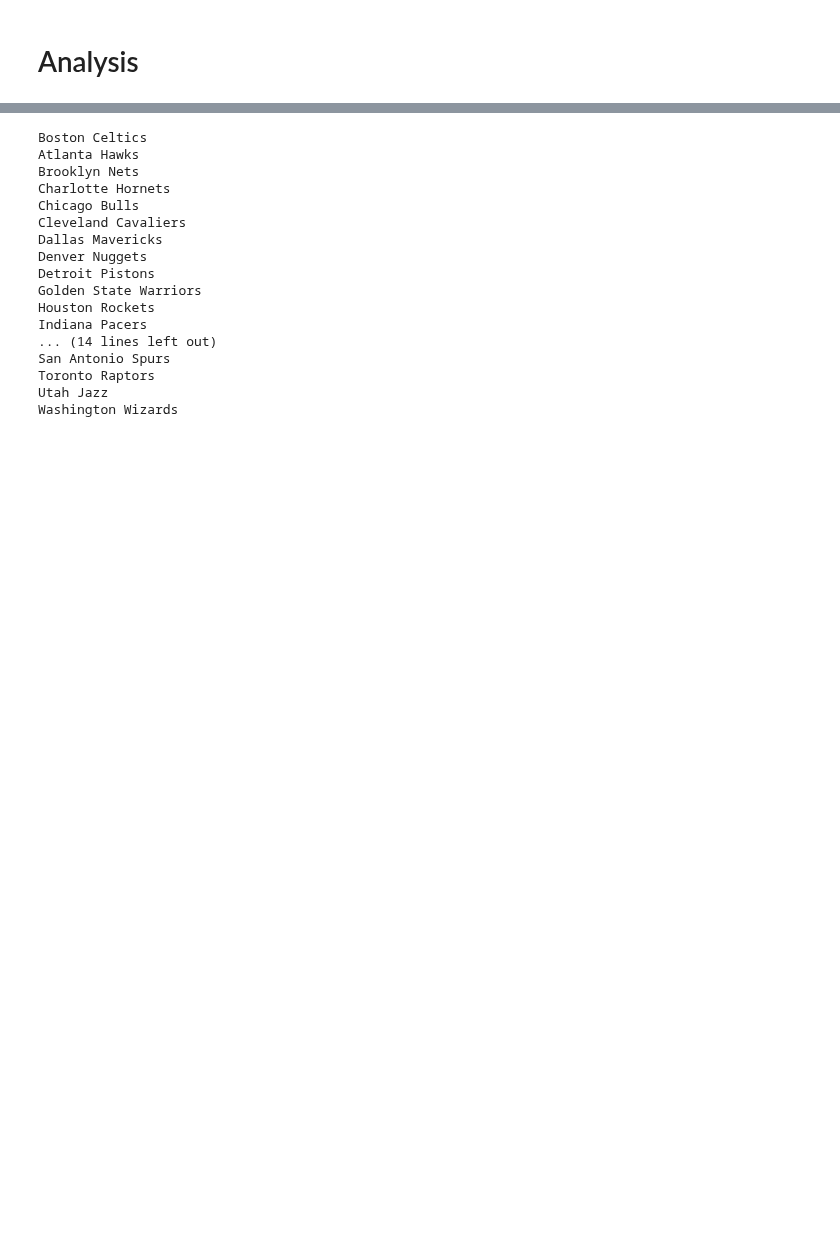
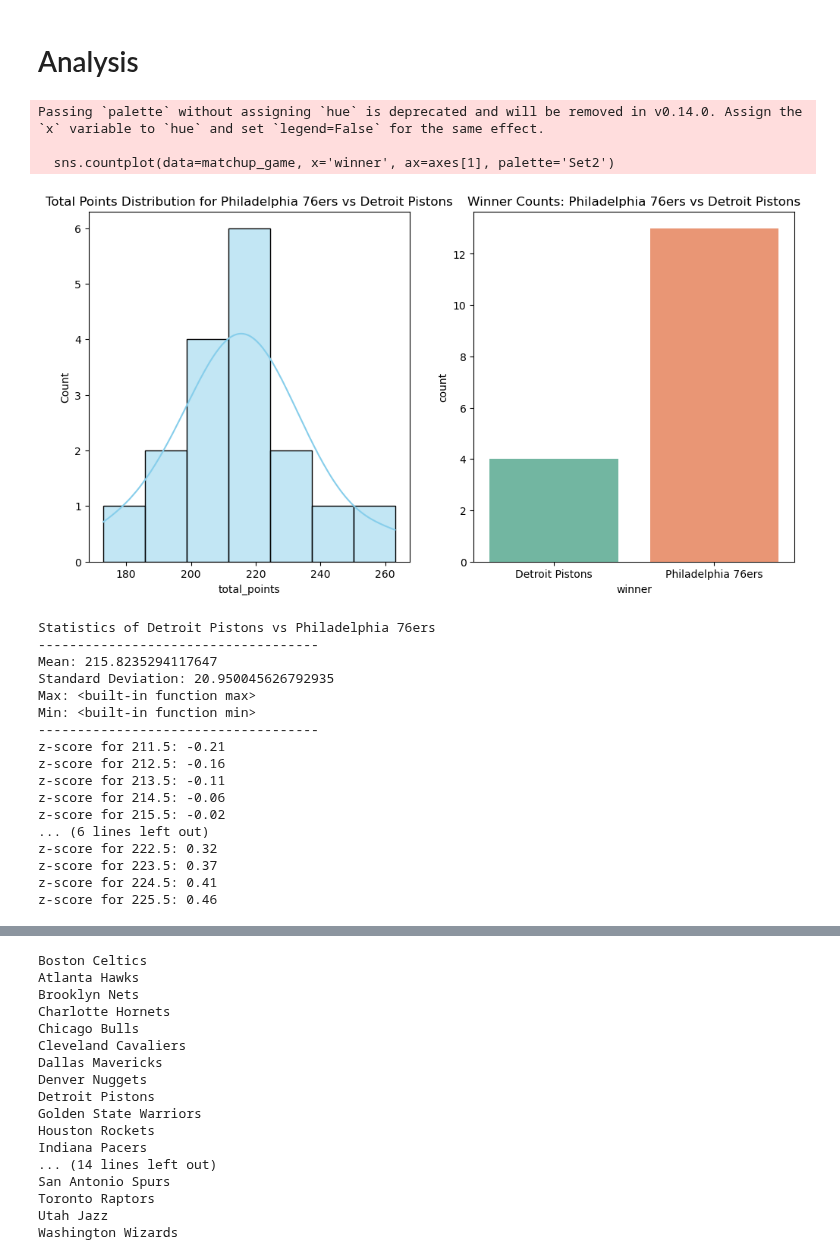
Before and after one commit to VincentGordon-Data-Analyst/nba-api, a Jupyter notebook: nba-analysis.ipynb, the cells around one changed output, grey strips where cells are left out. Cells and saved outputs as stored; diff of their text form; code cells hidden in the pictures; blank space fills up the shorter version.

```diff
--- a/nba-analysis.ipynb
+++ b/nba-analysis.ipynb
@@ -120,40 +120,66 @@ def possible_outcome(dataframe, away_team, home_team, first_line):
     # Determine the winner
     matchup_game['winner'] = matchup_game.apply(lambda row: home_team if row['home_points'] > row['visitor_points']  else away_team, axis=1)
 
     # Create side-by-side plots
-    fig, axes = plt.subplots(1, 2, figsize=(10, 6))
+    fig, axes = plt.subplots(1, 2, figsize=(12, 6))
 
     # Plot total points distribution with a KDE
     sns.histplot(data=matchup_game, x='total_points', kde=True, ax=axes[0], color="skyblue")
     axes[0].set_title(f'Total Points Distribution for {home_team} vs {away_team}')
 
     # Plot the winner count
     sns.countplot(data=matchup_game, x='winner', ax=axes[1], palette='Set2')
     axes[1].set_title(f'Winner Counts: {home_team} vs {away_team}')
 
     # Display the plots
-    plt.tight_layout()
     plt.show()
 
-    # Calculate a z-score from a provided mean and standard deviation
-    mean = matchup_game.groupby('visitor')['total_points'].mean().values
-    standard_deviation = matchup_game.groupby('visitor')['total_points'].std().values
+     # Calculate a z-score from a provided mean and standard deviation
+    mean = matchup_game['total_points'].mean()
+    standard_deviation = matchup_game['total_points'].std()
 
-    # Create array of UNDER/OVER values starting with given frist line
-    under_over_lines = []
-    for i in range(6):
-        under_over_lines.append(first_line + i)
+    # Create array of UNDER/OVER values starting with given first line
+    under_over_lines = [first_line + i for i in range(15)]
 
     # Display basic statics of team matchup
     print(f'Statistics of {away_team} vs {home_team}')
+    print('------------------------------------')
     print(f'Mean: {mean}')
     print(f'Standard Deviation: {standard_deviation}')
 
+    print('------------------------------------')
     # Display the z-scores for each line score
     for line in under_over_lines:
         zscore = statistics.NormalDist(mean, standard_deviation).zscore(line)
         print(f'z-score for {line}: {zscore:.2f}')
 
     return matchup_game
 
-possible_outcome(df, 'Houston Rockets', 'San Antonio Spurs', 218.5)
+away_team = input("Enter the away team: ")
+home_team = input("Enter the home team: ")
+first_line = float(input("Enter the first line for the over/under bet: "))
+
+
+possible_outcome(df, away_team, home_team, first_line)
+# %% [output]
+Passing `palette` without assigning `hue` is deprecated and will be removed in v0.14.0. Assign the `x` variable to `hue` and set `legend=False` for the same effect.
+
+  sns.countplot(data=matchup_game, x='winner', ax=axes[1], palette='Set2')
+[figure, added]
+Statistics of Detroit Pistons vs Philadelphia 76ers
+------------------------------------
+Mean: 215.8235294117647
+Standard Deviation: 20.950045626792935
+Max: <built-in function max>
+Min: <built-in function min>
+------------------------------------
+z-score for 211.5: -0.21
+z-score for 212.5: -0.16
+z-score for 213.5: -0.11
+z-score for 214.5: -0.06
+z-score for 215.5: -0.02
+... (6 lines left out)
+z-score for 222.5: 0.32
+z-score for 223.5: 0.37
+z-score for 224.5: 0.41
+z-score for 225.5: 0.46
```
Also changed, not shown: parts of 7 cells of this notebook, 4 other files.
